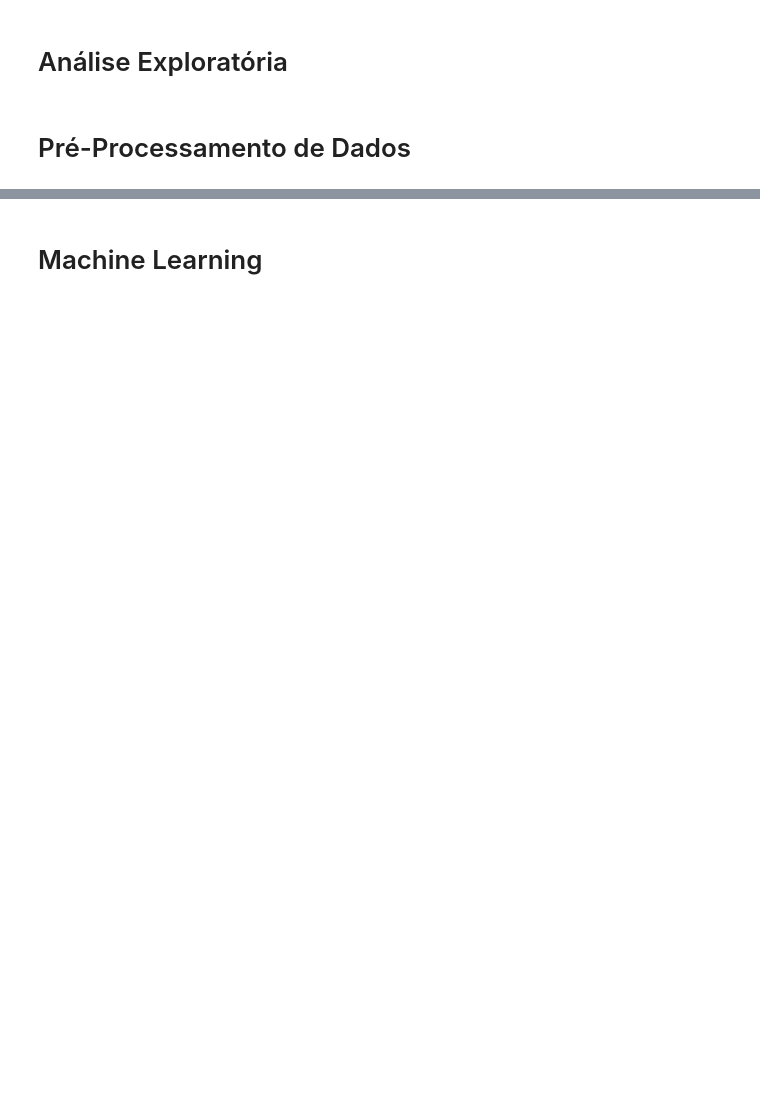
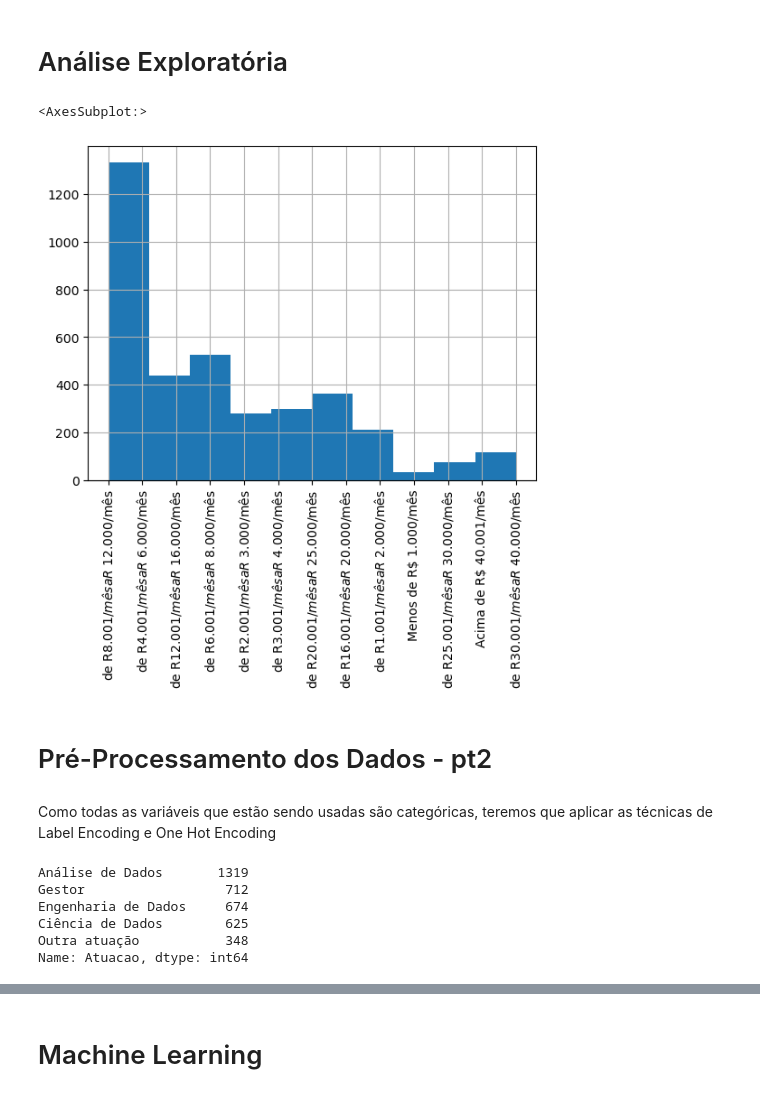
Before and after one commit to rafajovelho/TCC-MBA_USP, a Jupyter notebook: EDA_ML_State_of_data_2022.ipynb, the cells around one changed output, grey strips where cells are left out. Saved outputs shown, nothing was run; the diff lists cells and outputs as text; code cells hidden in the pictures; blank space fills up the shorter version.

Commit message:
Encoding

```diff
--- a/EDA_ML_State_of_data_2022.ipynb
+++ b/EDA_ML_State_of_data_2022.ipynb
@@ -450,6 +477,20 @@ Name: Área de Formação, dtype: int64
 # %% [markdown]
 # Análise Exploratória
 # %%
-df.target.hist(grid = True, xrot = 90)
+df_filtered3.target.hist(grid = True, xrot = 90)
+# %% [output]
+<AxesSubplot:>
+[figure, added]
 # %% [markdown]
-# Pré-Processamento de Dados
+# Pré-Processamento dos Dados - pt2
+# %% [markdown]
+Como todas as variáveis que estão sendo usadas são categóricas, teremos que aplicar as técnicas de Label Encoding e One Hot Encoding
+# %%
+df_filtered3['Atuacao'].value_counts()
+# %% [output]
+Análise de Dados       1319
+Gestor                  712
+Engenharia de Dados     674
+Ciência de Dados        625
+Outra atuação           348
+Name: Atuacao, dtype: int64
```
Also changed, not shown: parts of 12 cells of this notebook.
